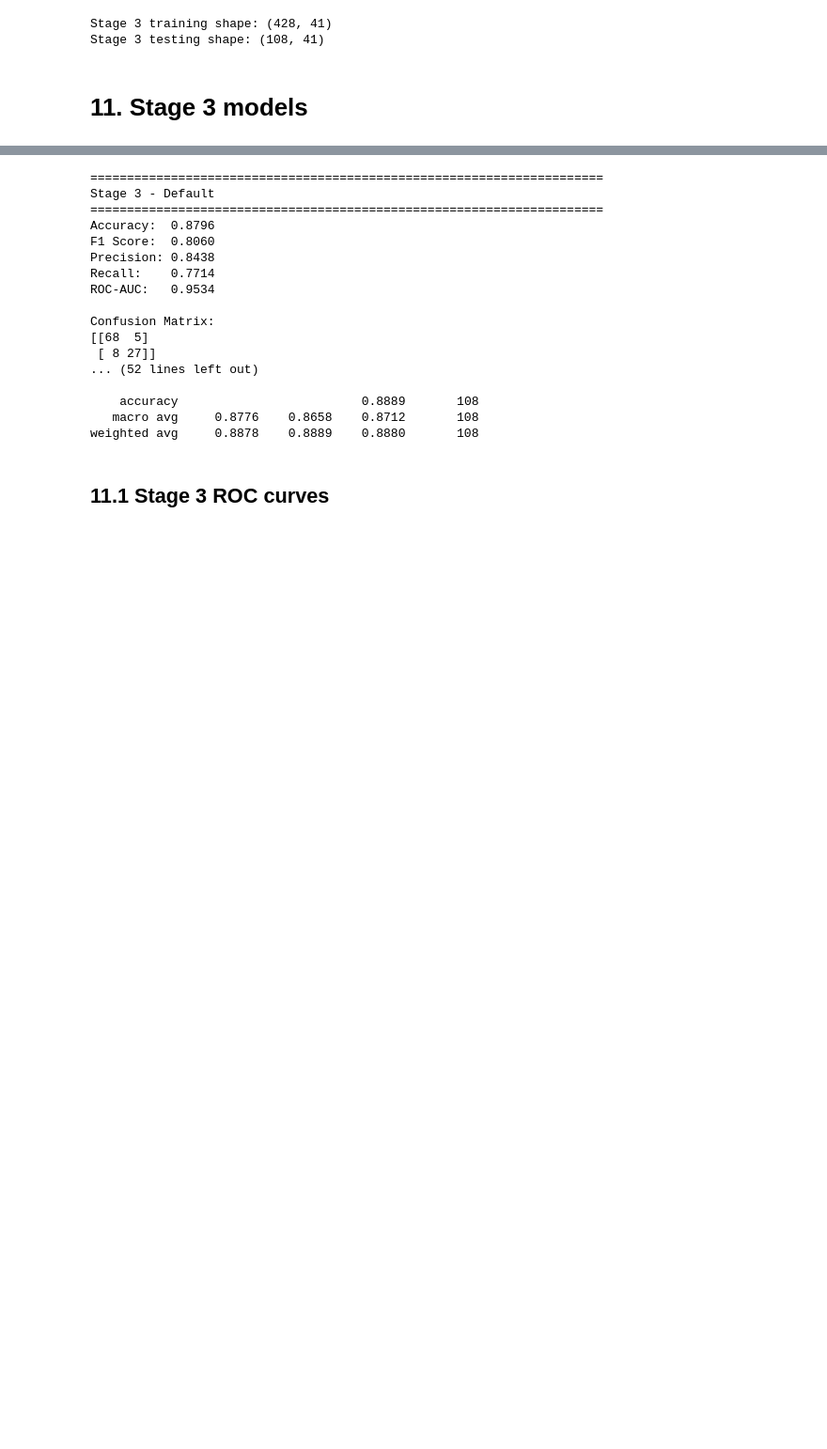
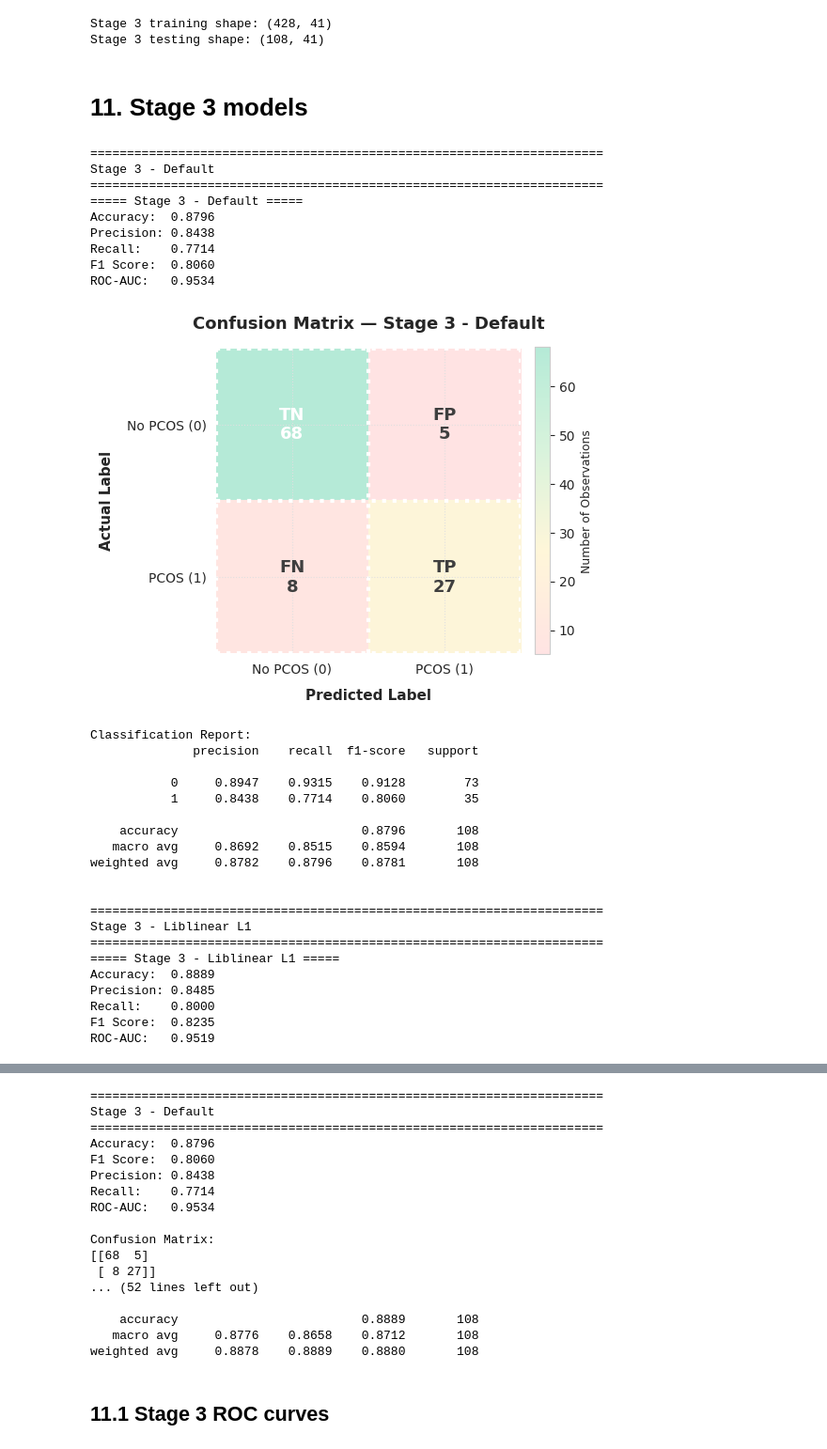
Before and after one commit to JoseAlberto88/Predictive-Analytics-, a Jupyter notebook: DAMO510_Module_06_Summer26_starter_notebook.ipynb, the cells around one changed output, grey strips where cells are left out. Shown at 94% size. Drawn from its saved outputs; the diff is of its cells as text; code cells hidden in the pictures; blank space fills up the shorter version.

```diff
--- a/DAMO510_Module_06_Summer26_starter_notebook.ipynb
+++ b/DAMO510_Module_06_Summer26_starter_notebook.ipynb
@@ -1609,3 +1644,75 @@ Stage 3 training shape: (428, 41)
 Stage 3 testing shape: (108, 41)
 # %% [markdown]
 # 11. Stage 3 models
+# %%
+# 1. Dictionary of Stage 3 model configurations (same settings as Stage 2)
+stage3_models = {
+    "Stage 3 - Default": LogisticRegression(
+        max_iter=2000,
+        random_state=RANDOM_STATE
+    ),
+    "Stage 3 - Liblinear L1": LogisticRegression(
+        solver="liblinear",
+        l1_ratio=1,
+        max_iter=2000,
+        random_state=RANDOM_STATE
+    ),
+    "Stage 3 - Liblinear L2": LogisticRegression(
+        solver="liblinear",
+        l1_ratio=0,
+        max_iter=2000,
+        random_state=RANDOM_STATE
+    )
+}
+
+# Storage for results
+stage3_results = []
+
+# Loop through each model, evaluate, and store results
+for model_name, model in stage3_models.items():
+    print("=" * 70)
+    print(model_name)
+    print("=" * 70)
+
+    result = evaluate_model(
+        model,
+        model_name,
+        X_train_stage3,
+        X_test_stage3,
+        y_train,
+        y_test
+    )
+
+    stage3_results.append(result)
+    print()
+# %% [output]
+======================================================================
+Stage 3 - Default
+======================================================================
+===== Stage 3 - Default =====
+Accuracy:  0.8796
+Precision: 0.8438
+Recall:    0.7714
+F1 Score:  0.8060
+ROC-AUC:   0.9534
+[figure, added]
+Classification Report:
+              precision    recall  f1-score   support
+
+           0     0.8947    0.9315    0.9128        73
+           1     0.8438    0.7714    0.8060        35
+
+    accuracy                         0.8796       108
+   macro avg     0.8692    0.8515    0.8594       108
+weighted avg     0.8782    0.8796    0.8781       108
+
+
+======================================================================
+Stage 3 - Liblinear L1
+======================================================================
+===== Stage 3 - Liblinear L1 =====
+Accuracy:  0.8889
+Precision: 0.8485
+Recall:    0.8000
+F1 Score:  0.8235
+ROC-AUC:   0.9519
```
Also changed, not shown: parts of 3 cells of this notebook.
